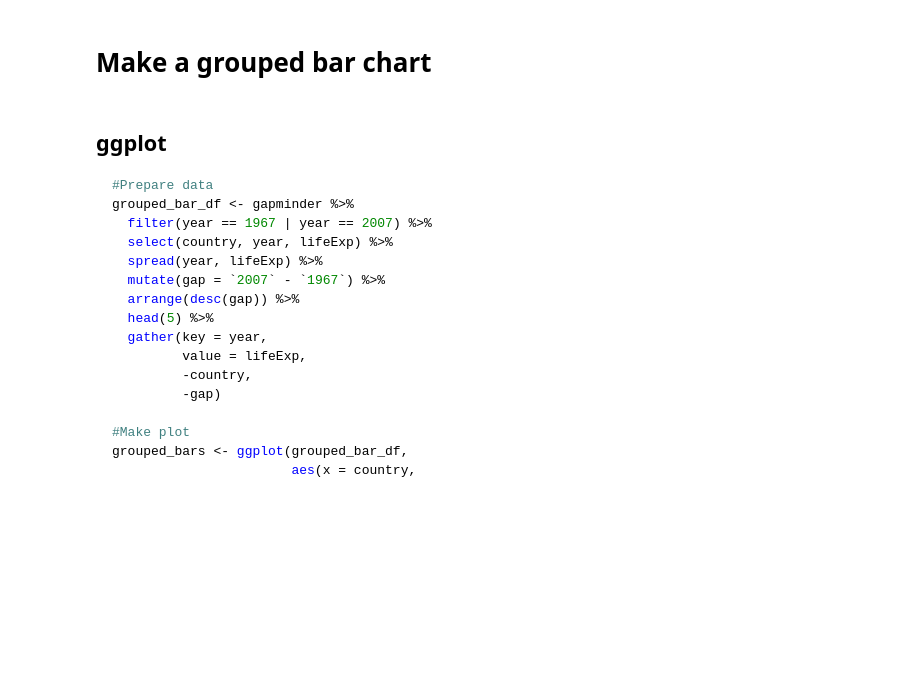
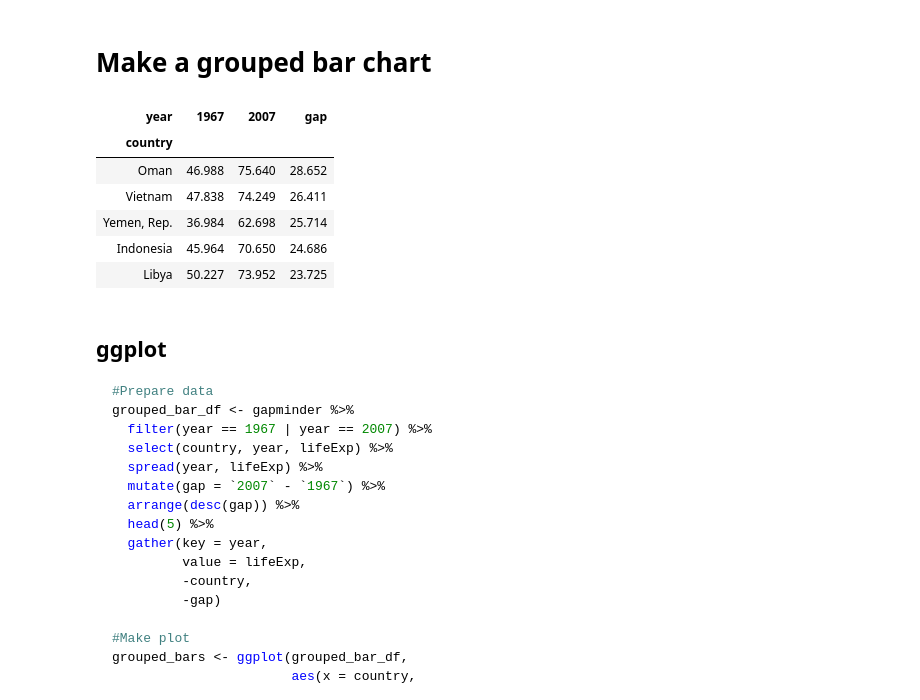
Before and after one commit to noklam/blog_archive_fastpage, a Jupyter notebook: _notebooks/2020-04-13-Recreating-the-BBC-graphs-in-Python-plotnine-altair.ipynb, the cells around one changed output. Saved outputs shown, nothing was run; the diff lists cells and outputs as text; code cells hidden in the pictures; blank space fills up the shorter version.

````diff
--- a/_notebooks/2020-04-13-Recreating-the-BBC-graphs-in-Python-plotnine-altair.ipynb
+++ b/_notebooks/2020-04-13-Recreating-the-BBC-graphs-in-Python-plotnine-altair.ipynb
@@ -396,3 +394,22 @@ stacked_bar_df = gapminder.gapminder.query(' year == 2007 & continent == "Africa
+# %%
+# hide
+grouped_df = (
+    gapminder[['country', 'year', 'lifeExp']]
+    .query(' year == 1967 | year == 2007 ')
+    .pivot_table(index=['country'], columns='year', values='lifeExp')
+    .assign(gap=lambda x: x[2007] - x[1967])
+    .nlargest(5, 'gap')
+)
+
+grouped_df
+# %% [output]
+| year | 1967 | 2007 | gap |
+| country |  |  |  |
+| Oman | 46.988 | 75.640 | 28.652 |
+| Vietnam | 47.838 | 74.249 | 26.411 |
+| Yemen, Rep. | 36.984 | 62.698 | 25.714 |
+| Indonesia | 45.964 | 70.650 | 24.686 |
+| Libya | 50.227 | 73.952 | 23.725 |
 # %% [markdown]
 ## ggplot
 ```r
````
Also changed, not shown: parts of 3 cells of this notebook.
